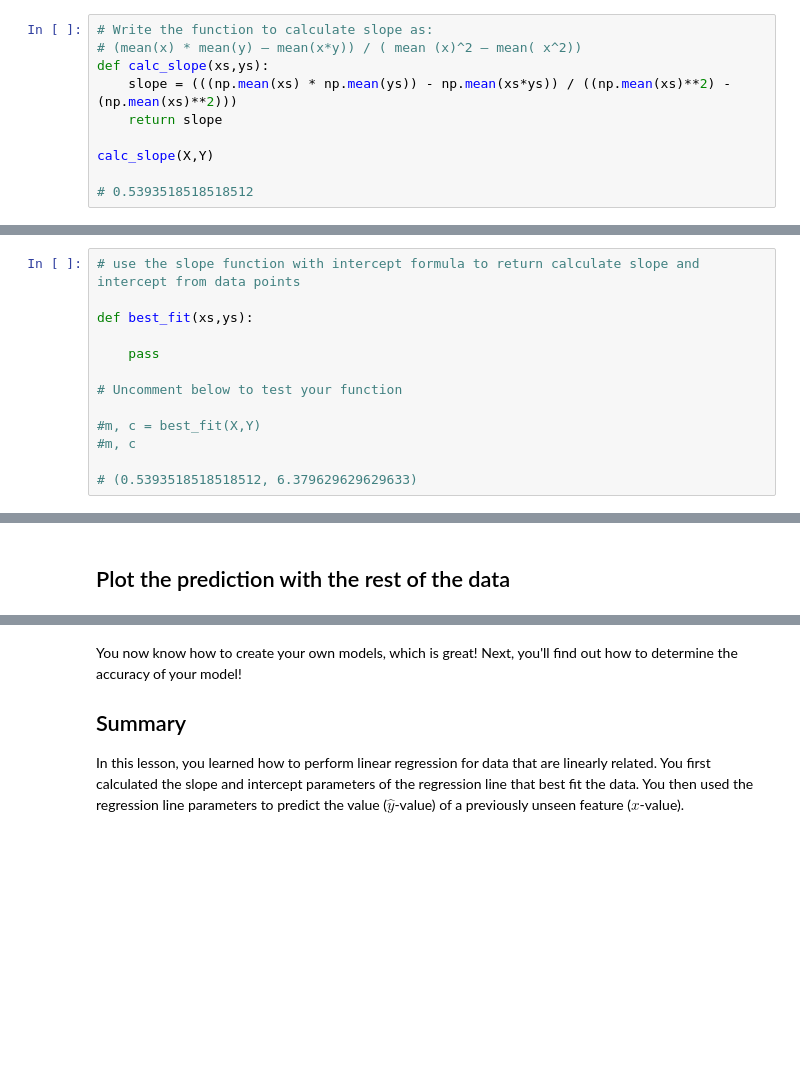
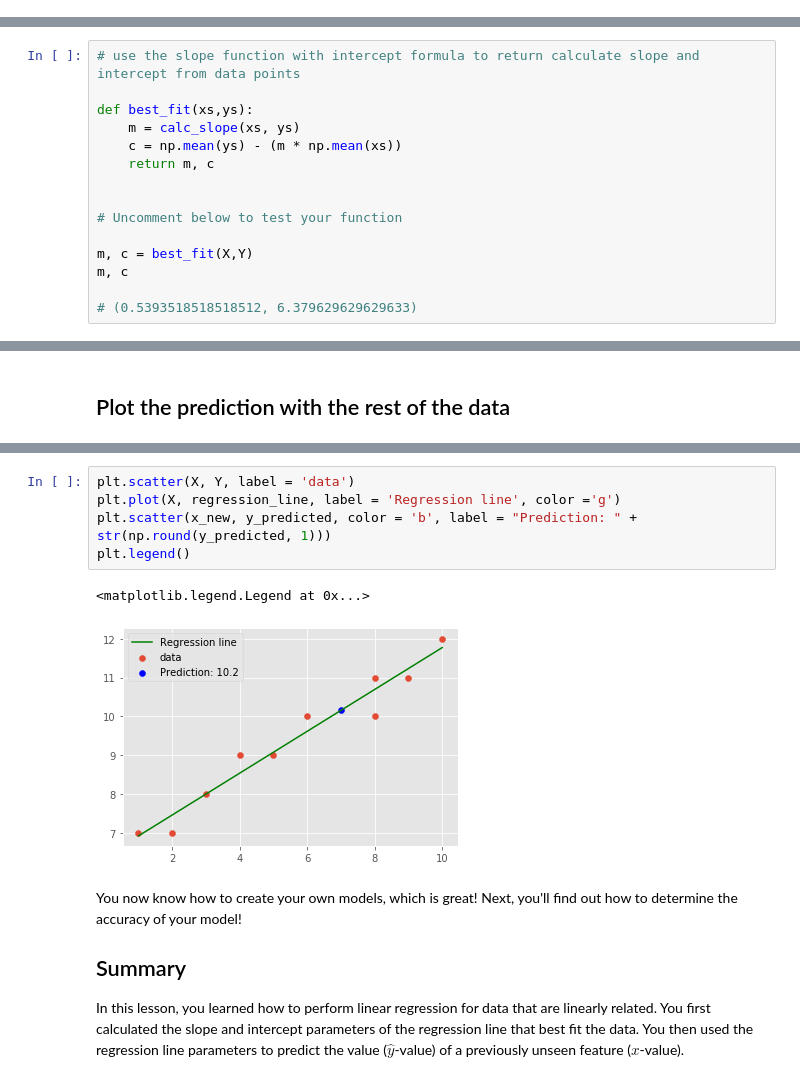
Before and after one commit to lauren-esser/Simple-linear-regression-lab-onl01-dtsc-ft-070620, a Jupyter notebook: index.ipynb, the cells around one changed output, grey strips where cells are left out. Saved outputs shown, nothing was run; the diff lists cells and outputs as text; blank space fills up the shorter version.

```diff
--- a/index.ipynb
+++ b/index.ipynb
@@ -67,10 +68,0 @@ calc_slope(X,Y)
-# %%
-# Write the function to calculate slope as:
-# (mean(x) * mean(y) – mean(x*y)) / ( mean (x)^2 – mean( x^2))
-def calc_slope(xs,ys):
-    slope = (((np.mean(xs) * np.mean(ys)) - np.mean(xs*ys)) / ((np.mean(xs)**2) - (np.mean(xs)**2)))
-    return slope
-
-calc_slope(X,Y)
-
-# 0.5393518518518512
@@ -91,12 +81,14 @@ Write a function `best_fit()` that takes in X and Y, calculates the slope and in
 # use the slope function with intercept formula to return calculate slope and intercept from data points
 
 def best_fit(xs,ys):
+    m = calc_slope(xs, ys)
+    c = np.mean(ys) - (m * np.mean(xs))
+    return m, c
 
-    pass
 
 # Uncomment below to test your function
 
-#m, c = best_fit(X,Y)
-#m, c
+m, c = best_fit(X,Y)
+m, c
 
 # (0.5393518518518512, 6.379629629629633)
@@ -148,3 +159,11 @@ y_predicted
+# %%
+plt.scatter(X, Y, label = 'data')
+plt.plot(X, regression_line, label = 'Regression line', color ='g')
+plt.scatter(x_new, y_predicted, color = 'b', label = "Prediction: " + str(np.round(y_predicted, 1)))
+plt.legend()
+# %% [output]
+<matplotlib.legend.Legend at 0x...>
+[figure, added]
 # %% [markdown]
 You now know how to create your own models, which is great! Next, you'll find out how to determine the accuracy of your model!
 
```
Also changed, not shown: parts of 10 cells of this notebook.
